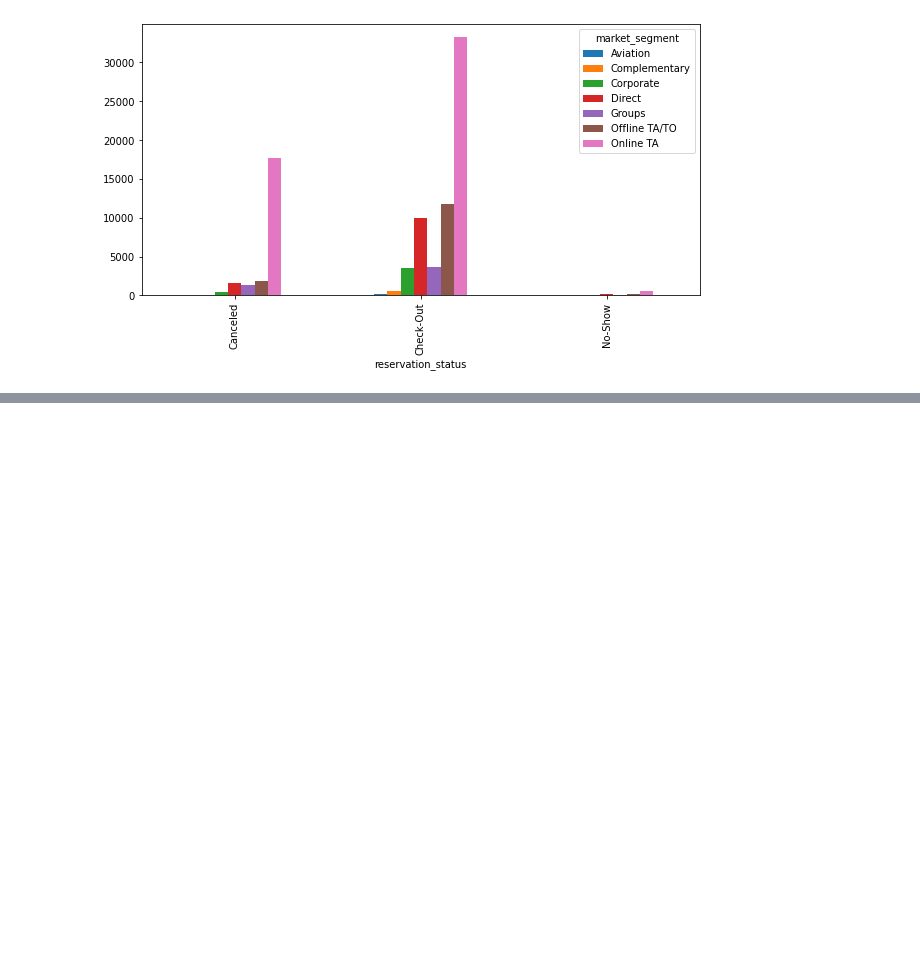
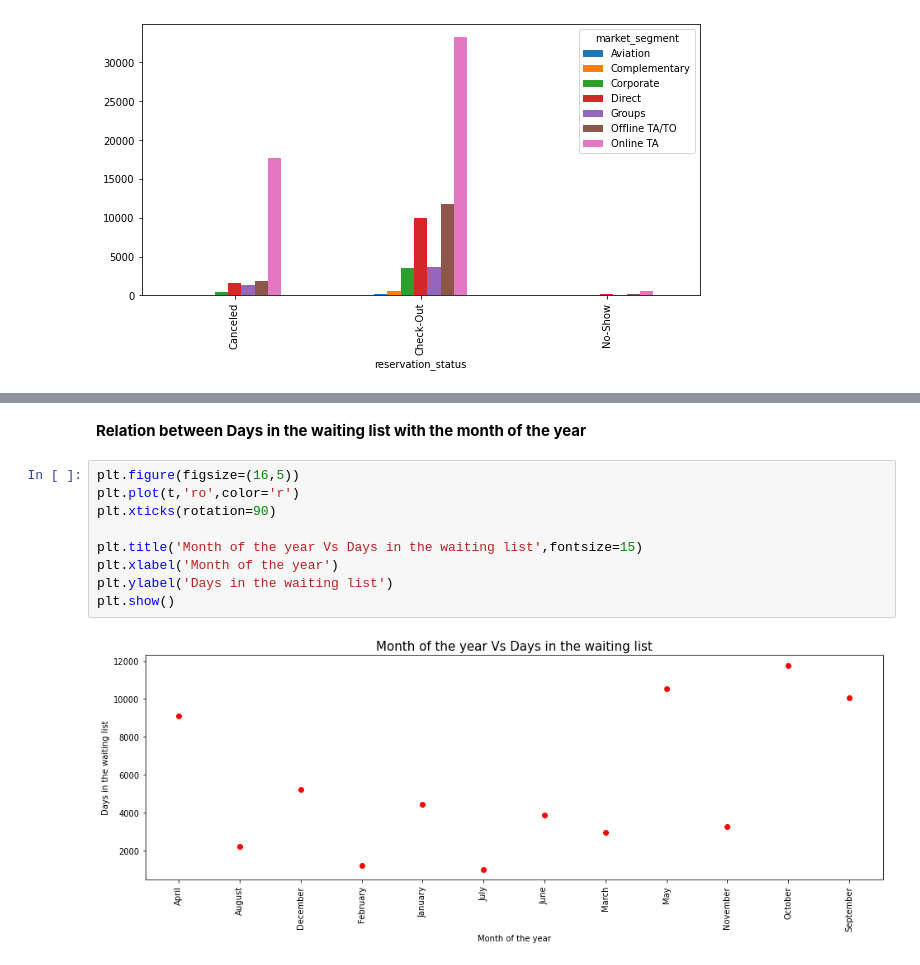
Before and after one commit to kishorpatil03/Hotel-Booking-Analysis, a Jupyter notebook: Hotel_Booking_Analysis_Capstone_Project.ipynb, the cells around one changed output, grey strips where cells are left out. Drawn from its saved outputs; the diff is of its cells as text; blank space fills up the shorter version.

```diff
--- a/Hotel_Booking_Analysis_Capstone_Project.ipynb
+++ b/Hotel_Booking_Analysis_Capstone_Project.ipynb
@@ -380,0 +402,13 @@ df6.plot(kind='bar',figsize=(10,5))
+# %% [markdown]
+**Relation between Days in the waiting list with the month of the year**
+# %%
+plt.figure(figsize=(16,5))
+plt.plot(t,'ro',color='r')
+plt.xticks(rotation=90)
+
+plt.title('Month of the year Vs Days in the waiting list',fontsize=15)
+plt.xlabel('Month of the year')
+plt.ylabel('Days in the waiting list')
+plt.show()
+# %% [output]
+[figure, added]
```
Also changed, not shown: parts of 4 cells of this notebook.
